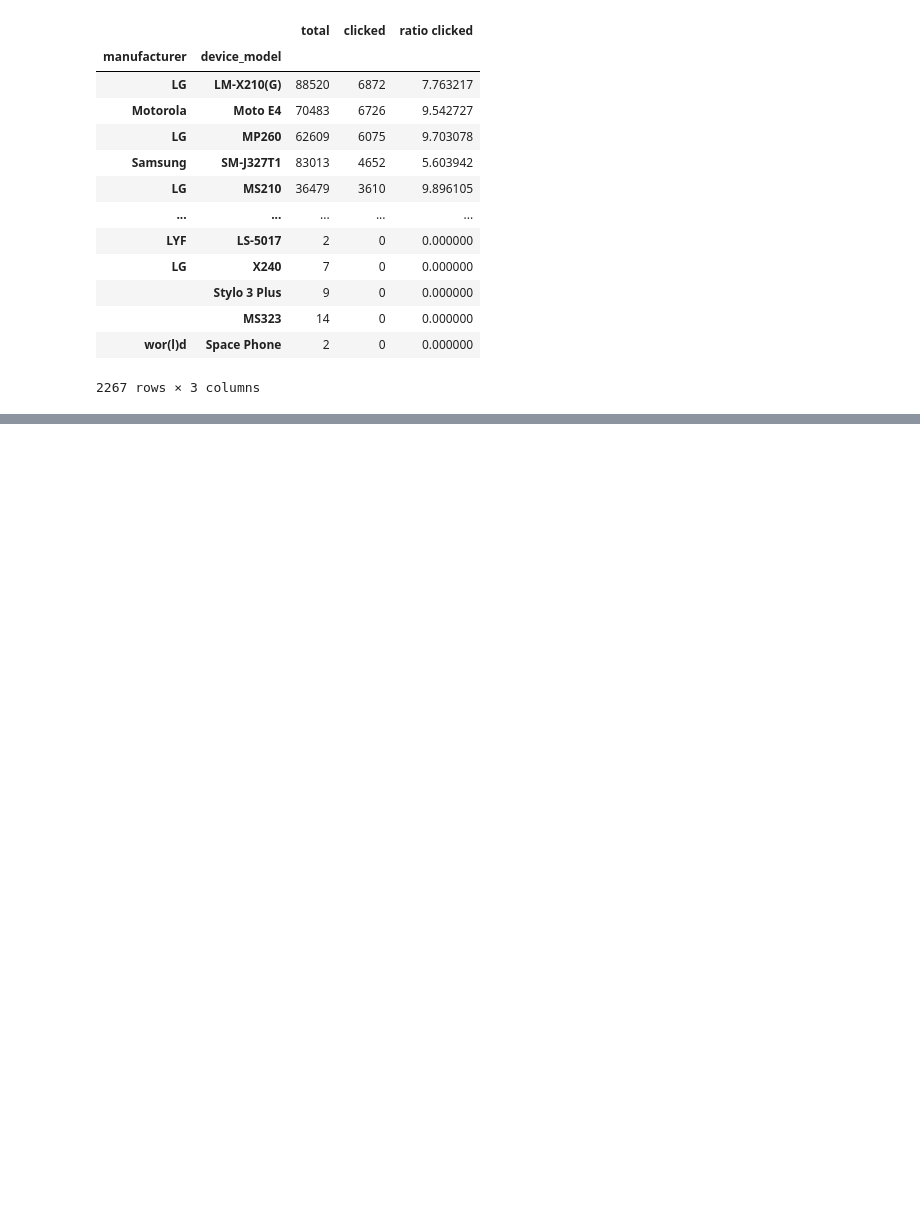
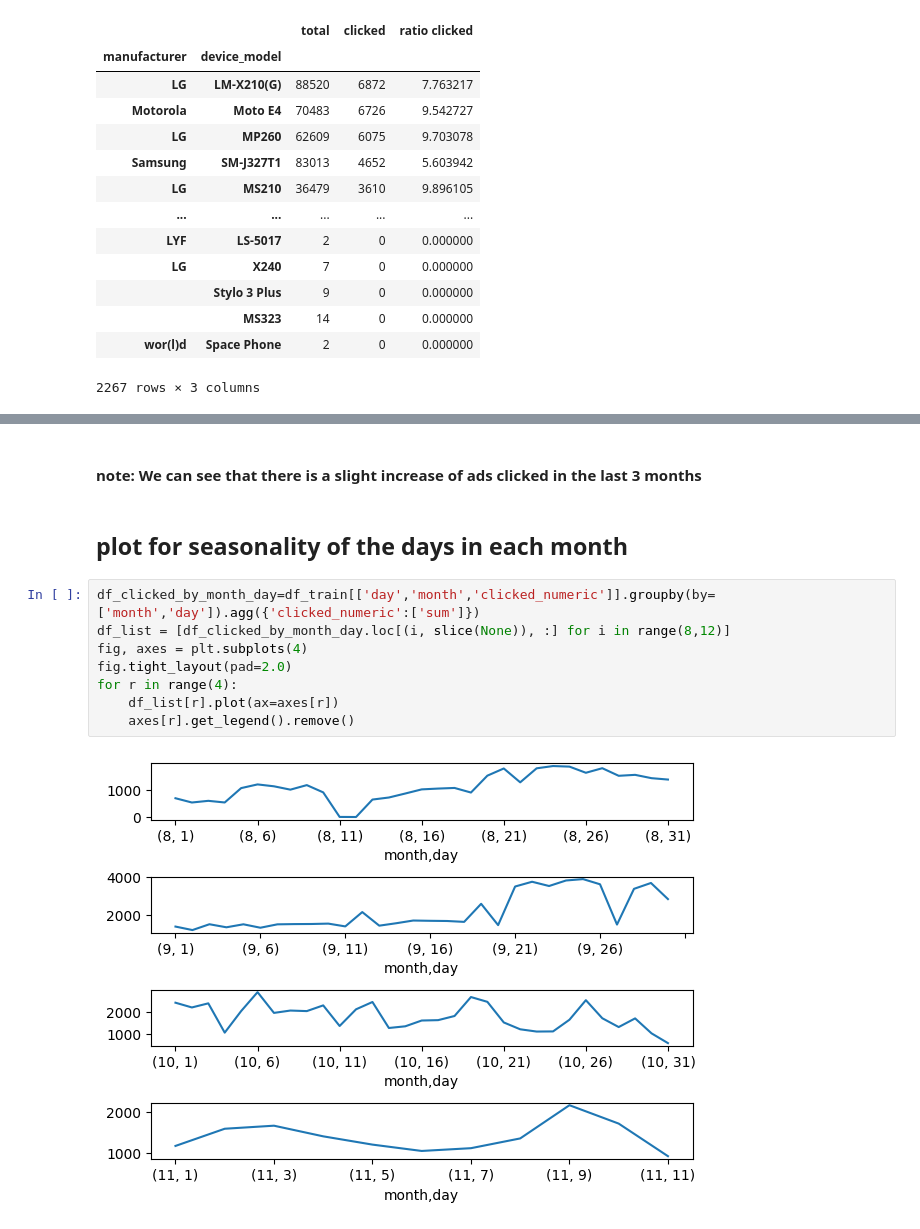
Before and after one commit to liorkaspa/IntroDS, a Jupyter notebook: CourseProject.ipynb, the cells around one changed output, grey strips where cells are left out. Drawn from its saved outputs; the diff is of its cells as text; blank space fills up the shorter version.

```diff
--- a/CourseProject.ipynb
+++ b/CourseProject.ipynb
@@ -188,0 +264,14 @@ table
+# %% [markdown]
+#### note: We can see that there is a slight increase of ads clicked in the last 3 months
+# %% [markdown]
+## plot for seasonality of the days in each month
+# %%
+df_clicked_by_month_day=df_train[['day','month','clicked_numeric']].groupby(by=['month','day']).agg({'clicked_numeric':['sum']})
+df_list = [df_clicked_by_month_day.loc[(i, slice(None)), :] for i in range(8,12)]
+fig, axes = plt.subplots(4)
+fig.tight_layout(pad=2.0)
+for r in range(4):
+    df_list[r].plot(ax=axes[r])
+    axes[r].get_legend().remove()
+# %% [output]
+[figure, added]
```
Also changed, not shown: parts of 17 cells of this notebook.
